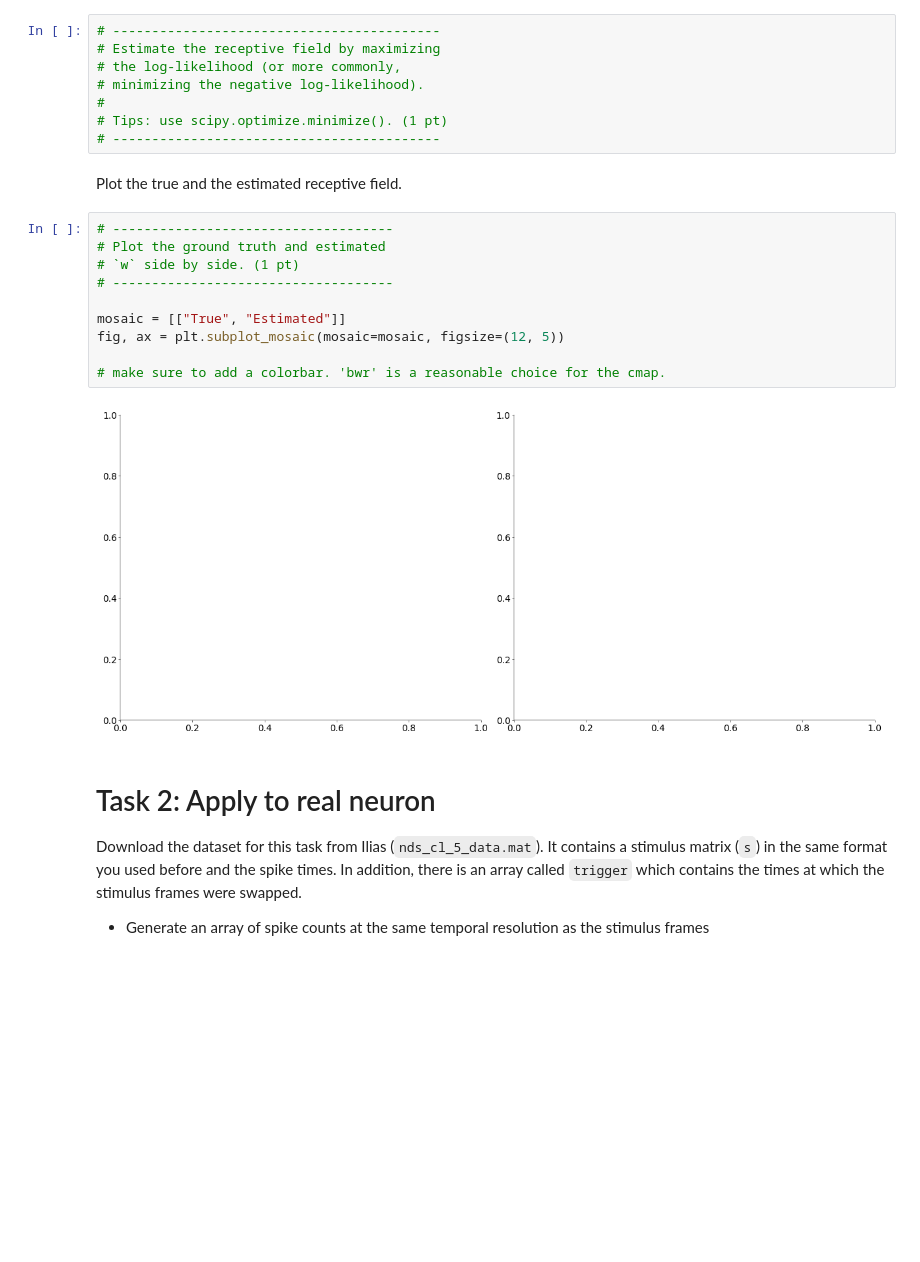
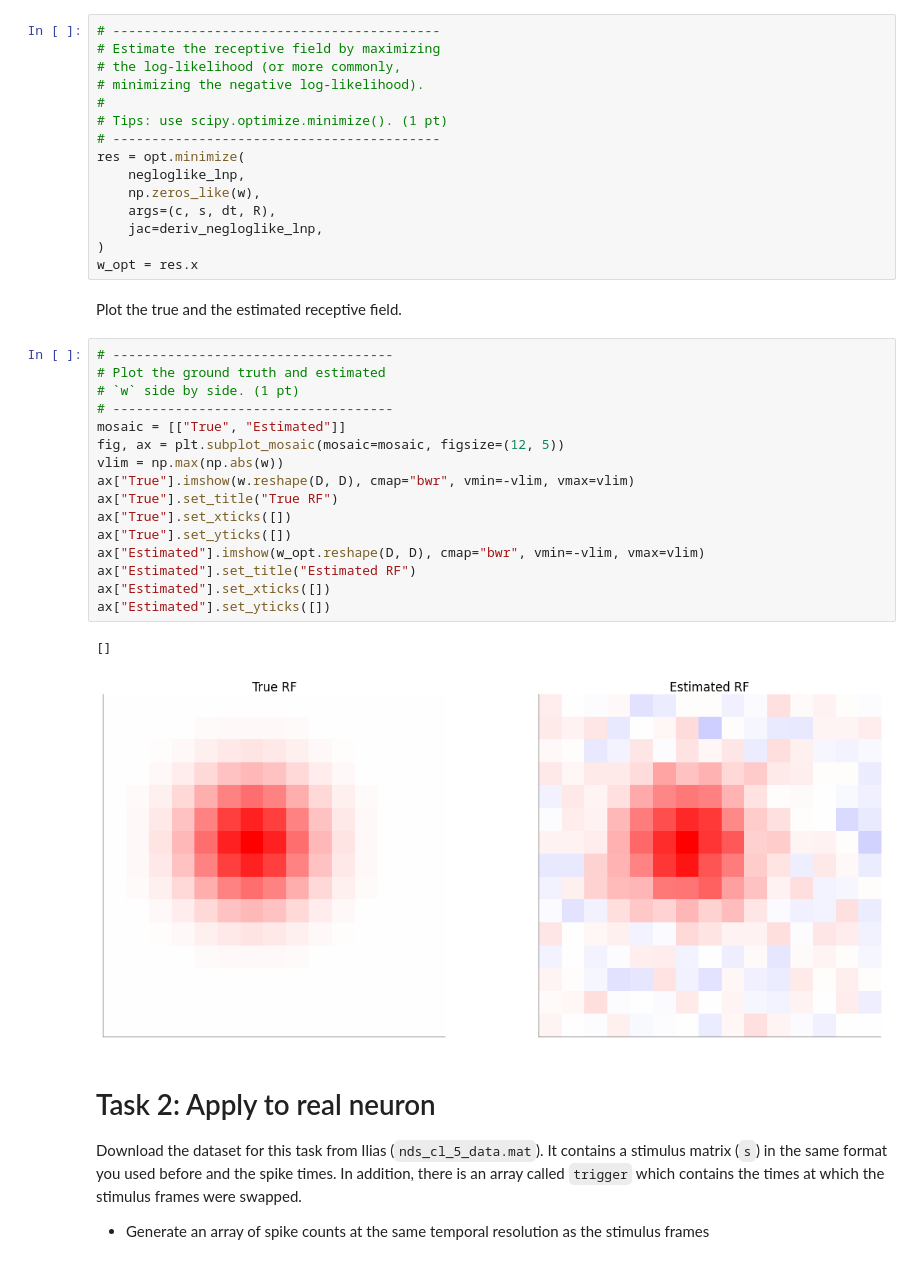
Before and after one commit to toniklenk/NeuralDataScience, a Jupyter notebook: notebooks/CodingLab5.ipynb, the cells around one changed output. Saved outputs shown, nothing was run; the diff lists cells and outputs as text; blank space fills up the shorter version.

```diff
--- a/notebooks/CodingLab5.ipynb
+++ b/notebooks/CodingLab5.ipynb
@@ -324,20 +324,34 @@ The scipy.optimize package also has suitable functions for optimization. If you
 #
 # Tips: use scipy.optimize.minimize(). (1 pt)
 # ------------------------------------------
+res = opt.minimize(
+    negloglike_lnp,
+    np.zeros_like(w),
+    args=(c, s, dt, R),
+    jac=deriv_negloglike_lnp,
+)
+w_opt = res.x
 # %% [markdown]
 Plot the true and the estimated receptive field.
 # %%
 # ------------------------------------
 # Plot the ground truth and estimated
 # `w` side by side. (1 pt)
 # ------------------------------------
-
 mosaic = [["True", "Estimated"]]
 fig, ax = plt.subplot_mosaic(mosaic=mosaic, figsize=(12, 5))
-
-# make sure to add a colorbar. 'bwr' is a reasonable choice for the cmap.
+vlim = np.max(np.abs(w))
+ax["True"].imshow(w.reshape(D, D), cmap="bwr", vmin=-vlim, vmax=vlim)
+ax["True"].set_title("True RF")
+ax["True"].set_xticks([])
+ax["True"].set_yticks([])
+ax["Estimated"].imshow(w_opt.reshape(D, D), cmap="bwr", vmin=-vlim, vmax=vlim)
+ax["Estimated"].set_title("Estimated RF")
+ax["Estimated"].set_xticks([])
+ax["Estimated"].set_yticks([])
 # %% [output]
+[]
-[figure, old version]
+[figure, new version]
 # %% [markdown]
 # Task 2: Apply to real neuron
 
```
Also changed, not shown: parts of 1 cell of this notebook.
